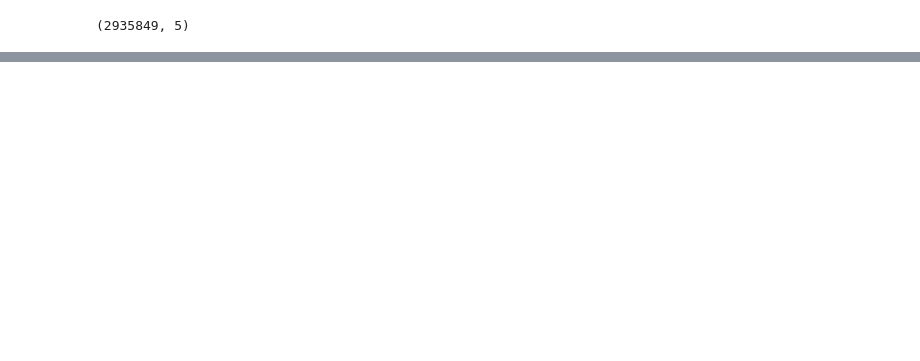
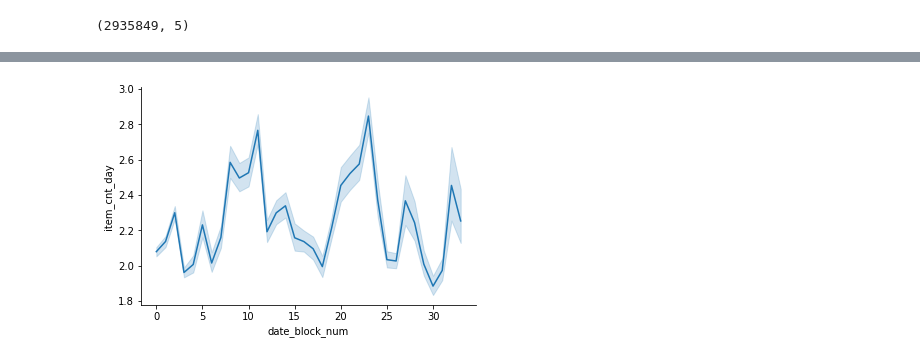
Before and after one commit to fgith/data-science, a Jupyter notebook: temp/new.ipynb, the cells around one changed output, grey strips where cells are left out. Cells and saved outputs as stored; diff of their text form; code cells hidden in the pictures; blank space fills up the shorter version.

```diff
--- a/temp/new.ipynb
+++ b/temp/new.ipynb
@@ -63,0 +98,10 @@ sales_train[fil]
+# %%
+fig , ax = plt.subplots()
+
+# ax.plot(t3['date_block_num'],t3['item_cnt_day'])
+
+sns.lineplot(data=t3, x="date_block_num", y="item_cnt_day")
+
+sns.despine()
+# %% [output]
+[figure, added]
```
Also changed, not shown: parts of 4 cells of this notebook.
